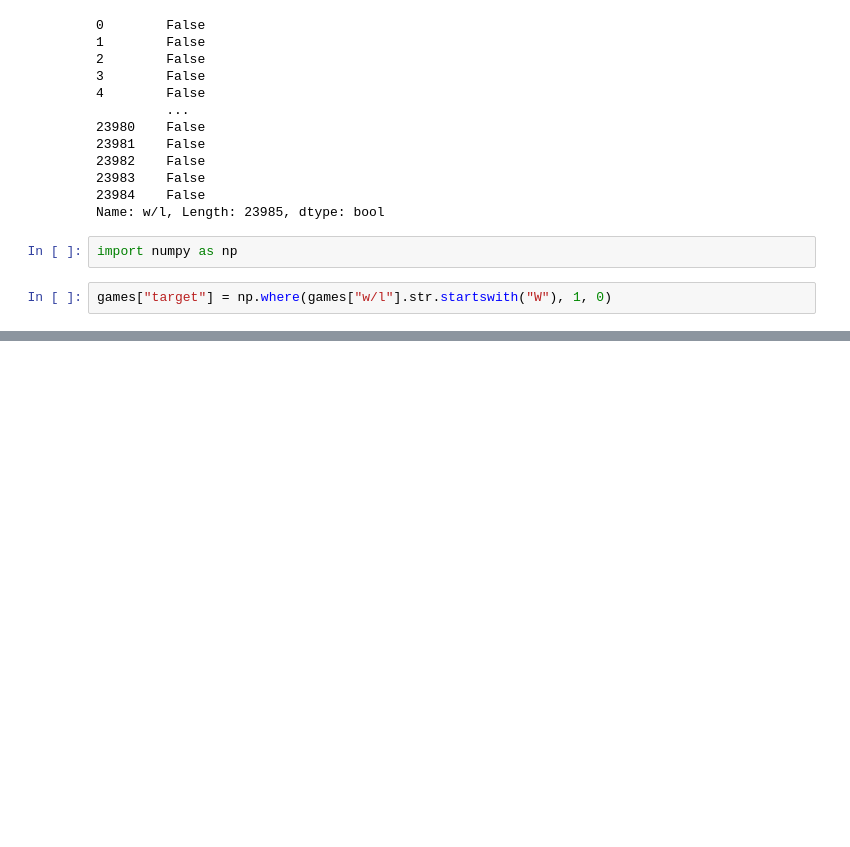
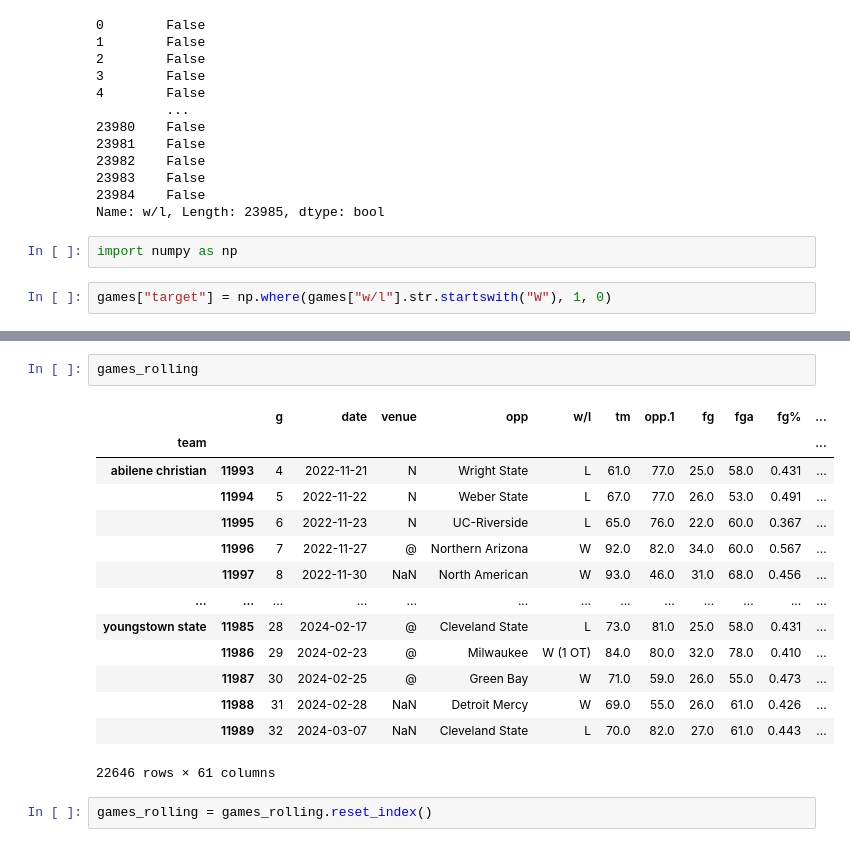
Before and after one commit to crosbymc28/NCAA-ML-Prediction, a Jupyter notebook: NCAA_ML.ipynb, the cells around one changed output, grey strips where cells are left out. Saved outputs shown, nothing was run; the diff lists cells and outputs as text; blank space fills up the shorter version.

```diff
--- a/NCAA_ML.ipynb
+++ b/NCAA_ML.ipynb
@@ -145,0 +248,19 @@ Name: 39, dtype: object
+# %%
+games_rolling
+# %% [output]
+|  |  | g | date | venue | opp | w/l | tm | opp.1 | fg | fga | fg% | ... |
+| team |  |  |  |  |  |  |  |  |  |  |  | ... |
+| abilene christian | 11993 | 4 | 2022-11-21 | N | Wright State | L | 61.0 | 77.0 | 25.0 | 58.0 | 0.431 | ... |
+|  | 11994 | 5 | 2022-11-22 | N | Weber State | L | 67.0 | 77.0 | 26.0 | 53.0 | 0.491 | ... |
+|  | 11995 | 6 | 2022-11-23 | N | UC-Riverside | L | 65.0 | 76.0 | 22.0 | 60.0 | 0.367 | ... |
+|  | 11996 | 7 | 2022-11-27 | @ | Northern Arizona | W | 92.0 | 82.0 | 34.0 | 60.0 | 0.567 | ... |
+|  | 11997 | 8 | 2022-11-30 | NaN | North American | W | 93.0 | 46.0 | 31.0 | 68.0 | 0.456 | ... |
+| ... | ... | ... | ... | ... | ... | ... | ... | ... | ... | ... | ... | ... |
+| youngstown state | 11985 | 28 | 2024-02-17 | @ | Cleveland State | L | 73.0 | 81.0 | 25.0 | 58.0 | 0.431 | ... |
+|  | 11986 | 29 | 2024-02-23 | @ | Milwaukee | W (1 OT) | 84.0 | 80.0 | 32.0 | 78.0 | 0.410 | ... |
+|  | 11987 | 30 | 2024-02-25 | @ | Green Bay | W | 71.0 | 59.0 | 26.0 | 55.0 | 0.473 | ... |
+|  | 11988 | 31 | 2024-02-28 | NaN | Detroit Mercy | W | 69.0 | 55.0 | 26.0 | 61.0 | 0.426 | ... |
+|  | 11989 | 32 | 2024-03-07 | NaN | Cleveland State | L | 70.0 | 82.0 | 27.0 | 61.0 | 0.443 | ... |
+22646 rows × 61 columns
+# %%
+games_rolling = games_rolling.reset_index()
```
Also changed, not shown: parts of 31 cells of this notebook, 1 other file.
